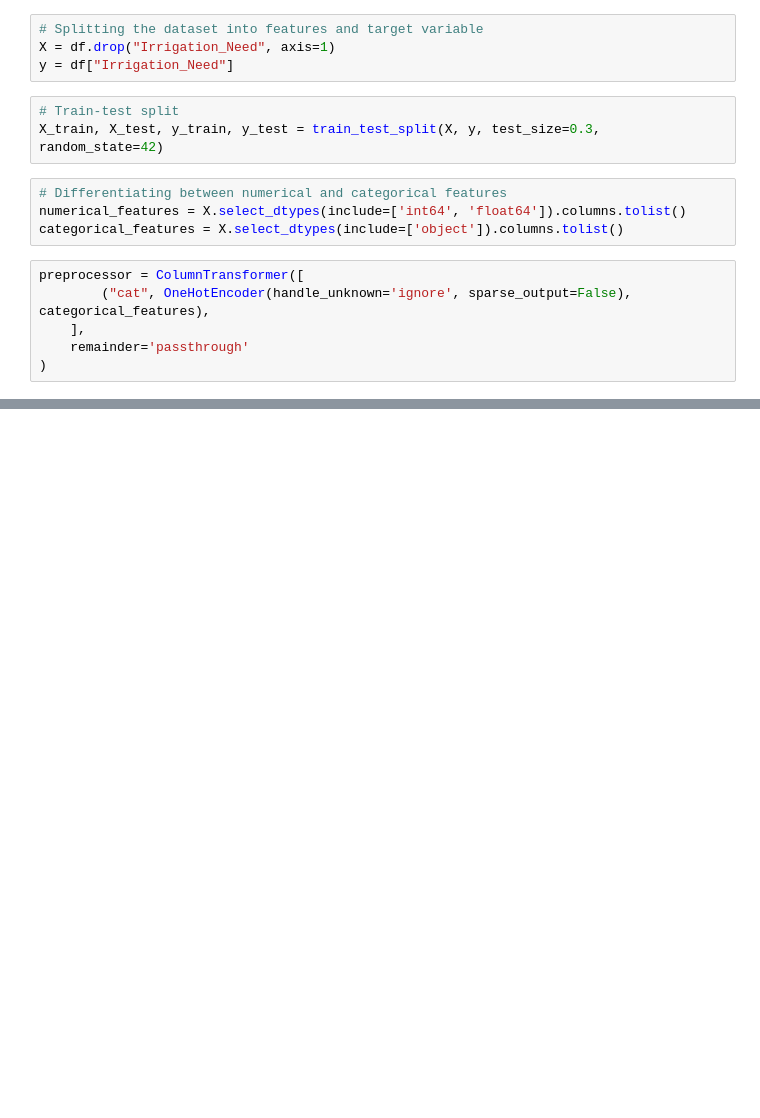
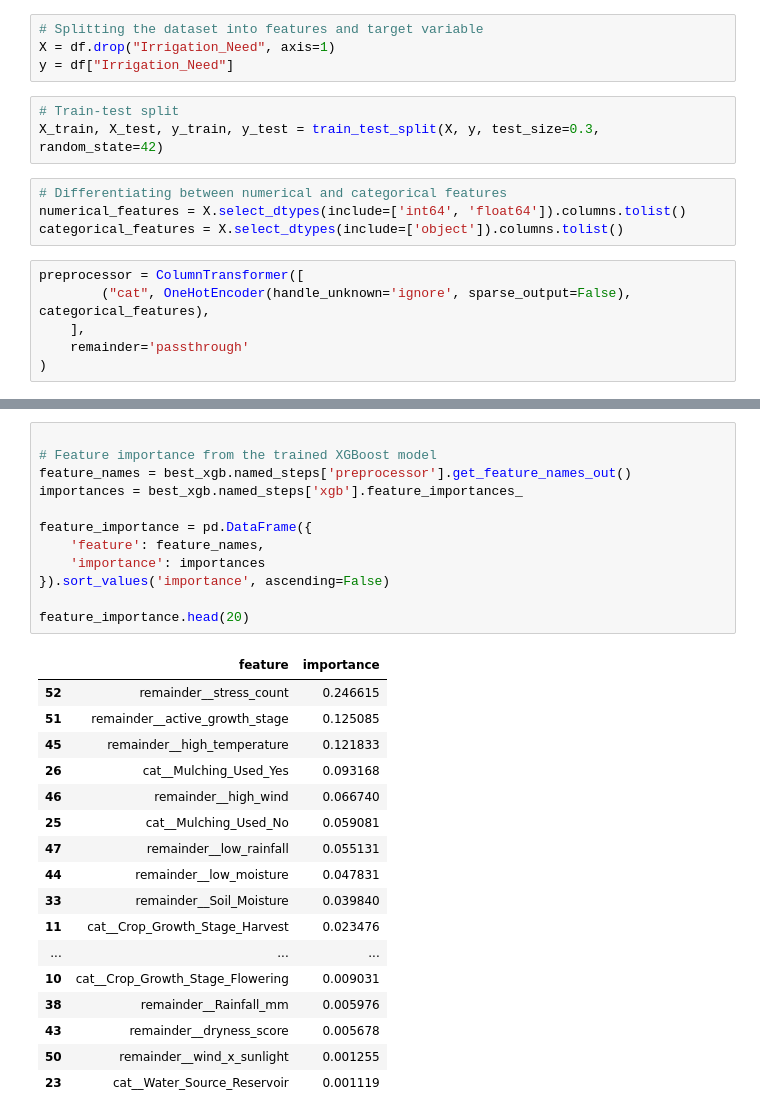
Before and after one commit to swaldron12/gsb545, a Jupyter notebook: Kaggle Competition/Feature-Engineering.ipynb, the cells around one changed output, grey strips where cells are left out. Cells and saved outputs as stored; diff of their text form; blank space fills up the shorter version.

```diff
--- a/Kaggle Competition/Feature-Engineering.ipynb
+++ b/Kaggle Competition/Feature-Engineering.ipynb
@@ -87,0 +106,30 @@ best_xgb = grid_search.best_estimator_
+# %%
+
+# Feature importance from the trained XGBoost model
+feature_names = best_xgb.named_steps['preprocessor'].get_feature_names_out()
+importances = best_xgb.named_steps['xgb'].feature_importances_
+
+feature_importance = pd.DataFrame({
+    'feature': feature_names,
+    'importance': importances
+}).sort_values('importance', ascending=False)
+
+feature_importance.head(20)
+# %% [output]
+|  | feature | importance |
+| 52 | remainder__stress_count | 0.246615 |
+| 51 | remainder__active_growth_stage | 0.125085 |
+| 45 | remainder__high_temperature | 0.121833 |
+| 26 | cat__Mulching_Used_Yes | 0.093168 |
+| 46 | remainder__high_wind | 0.066740 |
+| 25 | cat__Mulching_Used_No | 0.059081 |
+| 47 | remainder__low_rainfall | 0.055131 |
+| 44 | remainder__low_moisture | 0.047831 |
+| 33 | remainder__Soil_Moisture | 0.039840 |
+| 11 | cat__Crop_Growth_Stage_Harvest | 0.023476 |
+| ... | ... | ... |
+| 10 | cat__Crop_Growth_Stage_Flowering | 0.009031 |
+| 38 | remainder__Rainfall_mm | 0.005976 |
+| 43 | remainder__dryness_score | 0.005678 |
+| 50 | remainder__wind_x_sunlight | 0.001255 |
+| 23 | cat__Water_Source_Reservoir | 0.001119 |
```
Also changed, not shown: parts of 21 cells of this notebook, 2 other files.
